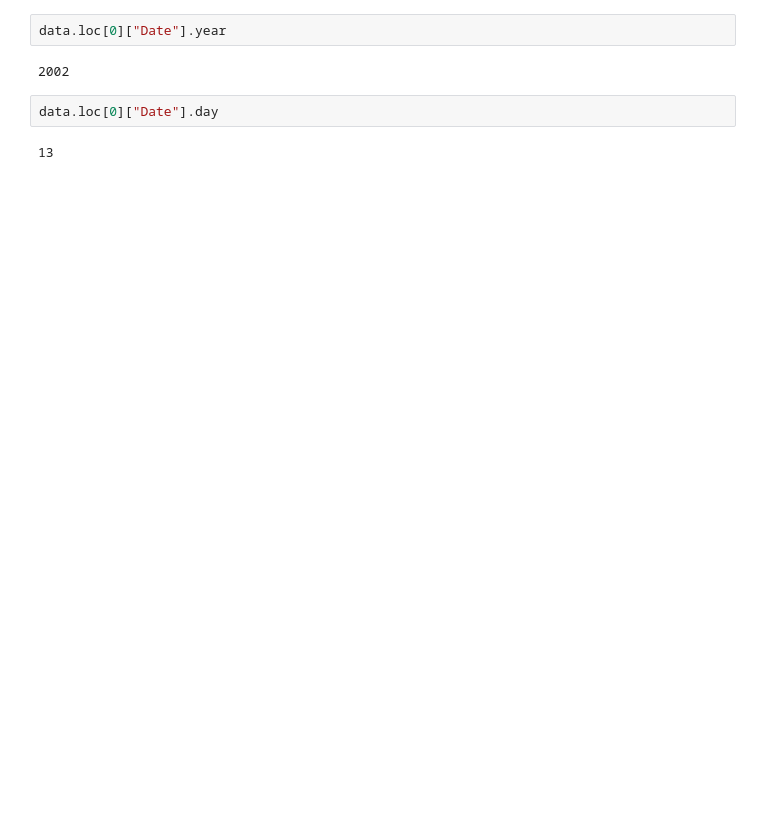
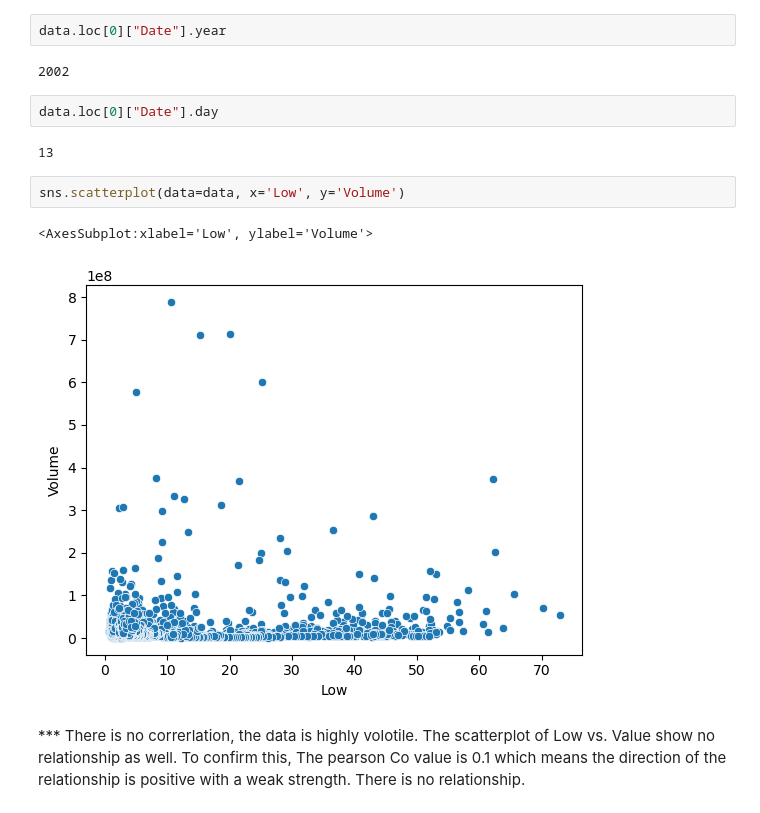
Before and after one commit to Google-Stein/CCIC-Artificial-Intelligence, a Jupyter notebook: Semester 1/Stoncs!/Untitled.ipynb, the cells around one changed output. Cells and saved outputs as stored; diff of their text form; blank space fills up the shorter version.

```diff
--- a/Semester 1/Stoncs!/Untitled.ipynb
+++ b/Semester 1/Stoncs!/Untitled.ipynb
@@ -60,3 +65,10 @@ data.loc[0]["Date"].year
 data.loc[0]["Date"].day
 # %% [output]
 13
+# %%
+sns.scatterplot(data=data, x='Low', y='Volume')
+# %% [output]
+<AxesSubplot:xlabel='Low', ylabel='Volume'>
+[figure, added]
+# %% [markdown]
+*** There is no correrlation, the data is highly volotile. The scatterplot of Low vs. Value show no relationship as well. To confirm this,  The pearson Co value is 0.1 which means the direction of the relationship is positive with a weak strength. There is no relationship.
```
Also changed, not shown: parts of 3 cells of this notebook.
